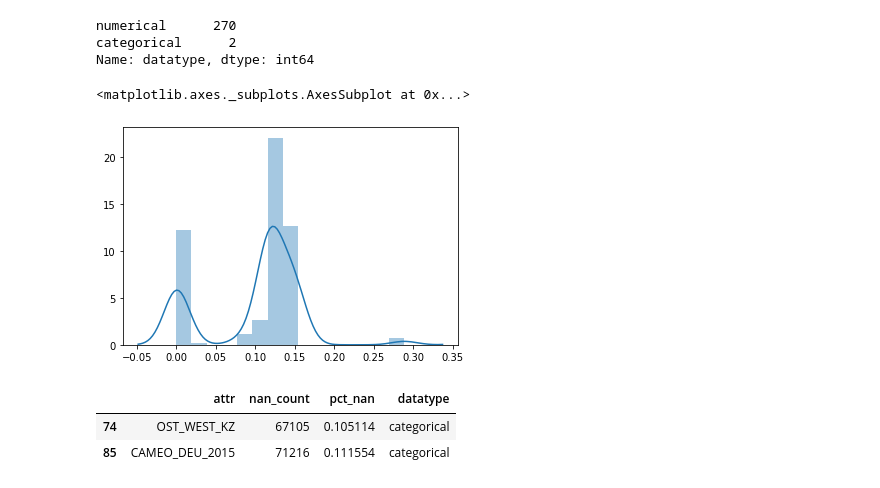
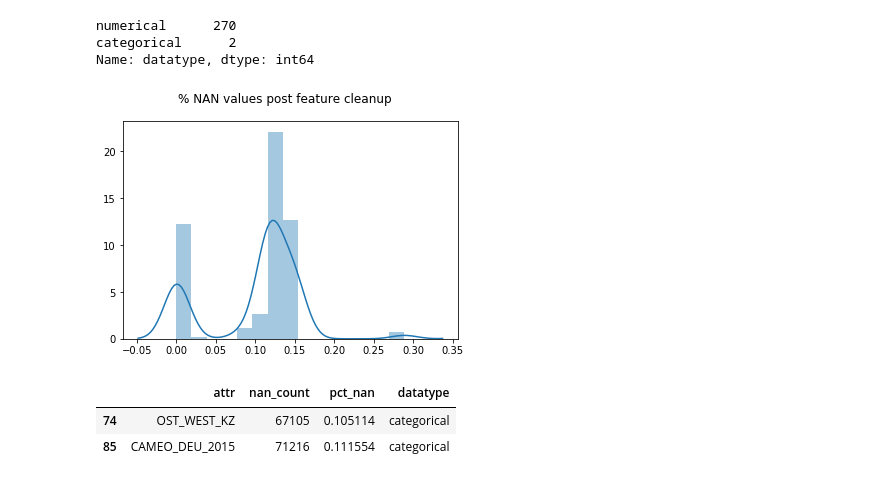
Before and after one commit to ashleyadrias/udacity-machine-learning-engineer-capstone-ArvatoBertelsmann-CustomerSegmentation, a Jupyter notebook: 1.Data_Exploration.ipynb, the cells around one changed output. Saved outputs shown, nothing was run; the diff lists cells and outputs as text; code cells hidden in the pictures.

```diff
--- a/1.Data_Exploration.ipynb
+++ b/1.Data_Exploration.ipynb
@@ -344,10 +307,11 @@ Name: datatype, dtype: int64
 # %%
 import seaborn as sns
 nums = nans_df[nans_df['datatype']=='numerical']['pct_nan']
 sns.distplot([nums])
+plt.suptitle('% NAN values post feature cleanup');
+plt.savefig('assets/NAN_values_feat_cleanup.png')
 # %% [output]
-<matplotlib.axes._subplots.AxesSubplot at 0x...>
-[figure, old version]
+[figure, new version]
 # %%
 nans_df[nans_df['datatype']=='categorical']
 # %% [output]
```
Also changed, not shown: parts of 18 cells of this notebook, 3 other files.
